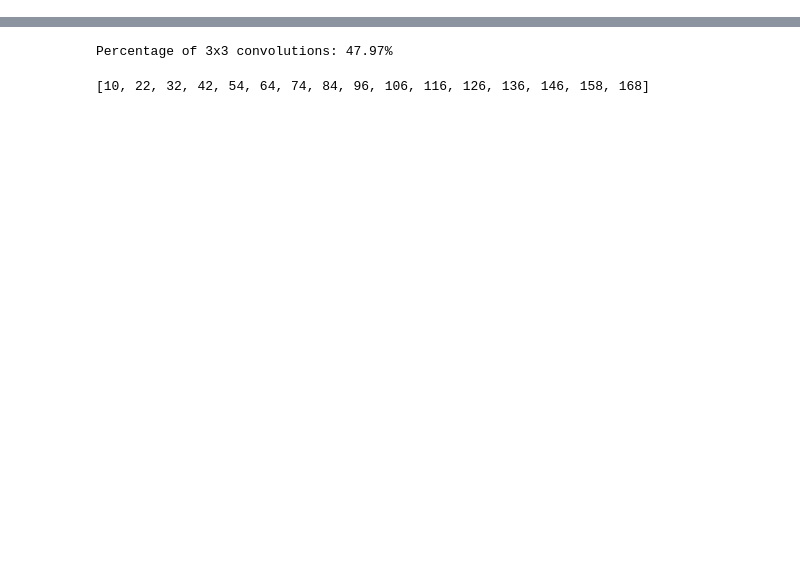
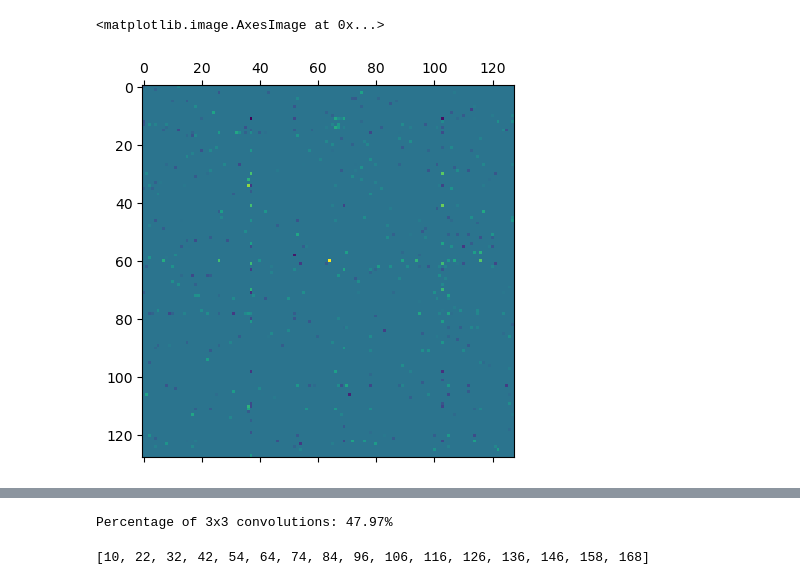
Before and after one commit to michaelpoluektov/tf-hybrid-pruning, a Jupyter notebook: cifar/Test.ipynb, the cells around one changed output, grey strips where cells are left out. Cells and saved outputs as stored; diff of their text form; code cells hidden in the pictures; blank space fills up the shorter version.

```diff
--- a/cifar/Test.ipynb
+++ b/cifar/Test.ipynb
@@ -116,0 +179,5 @@ np.mean(so[:2])+np.mean(so[3:])
+# %%
+plt.matshow(just_sp[0,0,:,:])
+# %% [output]
+<matplotlib.image.AxesImage at 0x...>
+[figure, added]
```
Also changed, not shown: parts of 37 cells of this notebook, 1 other file.
